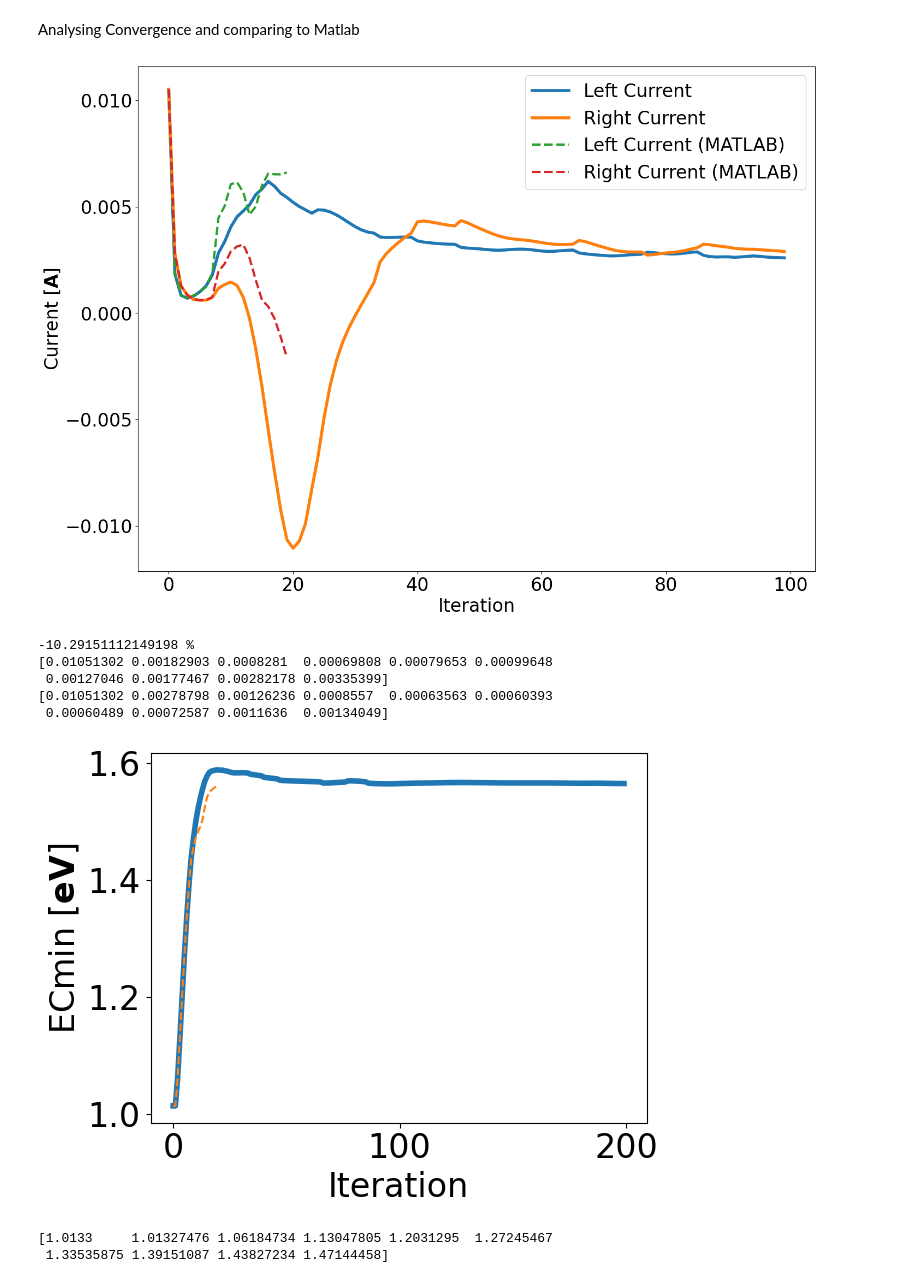
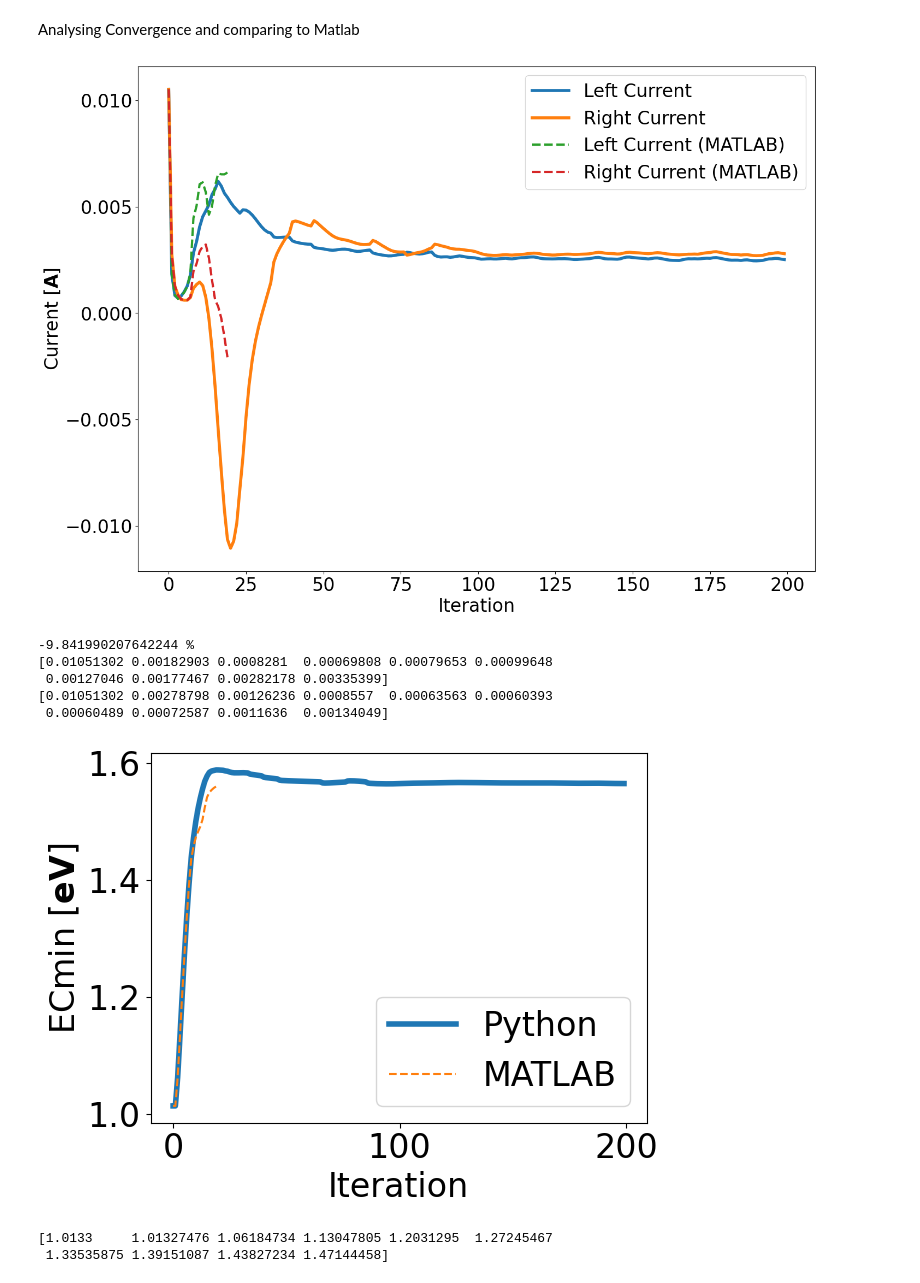
Before and after one commit to Nano-TCAD/QuaTrEx, a Jupyter notebook: quatrex/results/GNR_biased_sc/analysis.ipynb, the cells around one changed output. Drawn from its saved outputs; the diff is of its cells as text; code cells hidden in the pictures.

```diff
--- a/quatrex/results/GNR_biased_sc/analysis.ipynb
+++ b/quatrex/results/GNR_biased_sc/analysis.ipynb
@@ -132,40 +132,40 @@ m_path = '/home/dleonard/Documents/mathieu_gw_matlab/IEDM_version'
 idg_m = np.loadtxt(m_path + '/idg.dat')
 ECmin_m = np.loadtxt(m_path + '/ECmin.dat')
 # %%
-num_iter = 100
+num_iter = 200
 nblocks = 10
 font = {'weight' : 'normal',
 'size'   : 24}
 matplotlib.rc('font', **font)
 
 ID_L = np.zeros((num_iter)) # left current
 ID_R = np.zeros((num_iter)) # right current
 ID_M = np.zeros((num_iter)) # middle current
 E = np.loadtxt('E.dat')
 dE = E[1] - E[0]
 for i in range(num_iter):
     IDE_temp = np.loadtxt('IDE_' + str(i) + '.dat').view(complex)
     ID_L[i] = np.sum(IDE_temp.real, axis = 0)[0] * dE
     ID_R[i] = np.sum(IDE_temp.real, axis = 0)[-1] * dE
     ID_M[i] = np.sum(IDE_temp.real, axis = 0)[nblocks//2] * dE
 
 plt.figure(figsize=(16,12))
 plt.plot(np.arange(num_iter), ID_L, label = 'Left Current', linewidth = 4)
 plt.plot(np.arange(num_iter), ID_R, label = 'Right Current', linewidth = 4)
 #plt.plot(np.arange(num_iter), ID_M, label = 'Middle Current', linewidth = 4)
 plt.plot(np.arange(idg_m.shape[0]), idg_m[:,0], label = 'Left Current (MATLAB)', linewidth = 3, linestyle = 'dashed')
 plt.plot(np.arange(idg_m.shape[0]), idg_m[:,-1], label = 'Right Current (MATLAB)', linewidth = 3, linestyle = 'dashed')
 plt.xlabel('Iteration')
 plt.ylabel('Current' + ' ' + r'$[\mathbf{A}]$')
 plt.legend()
 plt.show()
 
 print((ID_L[-1]-ID_R[-1])/(ID_R[-1]) * 100, '%')
 print(ID_L[0:10])
 print(ID_R[0:10])
 # %% [output]
-[figure, old version]
+[figure, new version]
--10.29151112149198 %
+-9.841990207642244 %
 [0.01051302 0.00182903 0.0008281  0.00069808 0.00079653 0.00099648
  0.00127046 0.00177467 0.00282178 0.00335399]
 [0.01051302 0.00278798 0.00126236 0.0008557  0.00063563 0.00060393
@@ -181,9 +181,10 @@ plt.plot(np.arange(num_iter), ECmin_vec[0:num_iter], label = 'Python', linewidth
 plt.plot(np.arange(ECmin_m.shape[0]), ECmin_m, linestyle = 'dashed', label = 'MATLAB')
 plt.xlabel('Iteration')
 plt.ylabel('ECmin' + ' ' + r'$[\mathbf{eV}]$')
+plt.legend()
 plt.show()
 # %% [output]
-[figure, old version]
+[figure, new version]
 # %%
 print(ECmin_vec[0:10])
 # %% [output]
```
Also changed, not shown: 7 other files.
